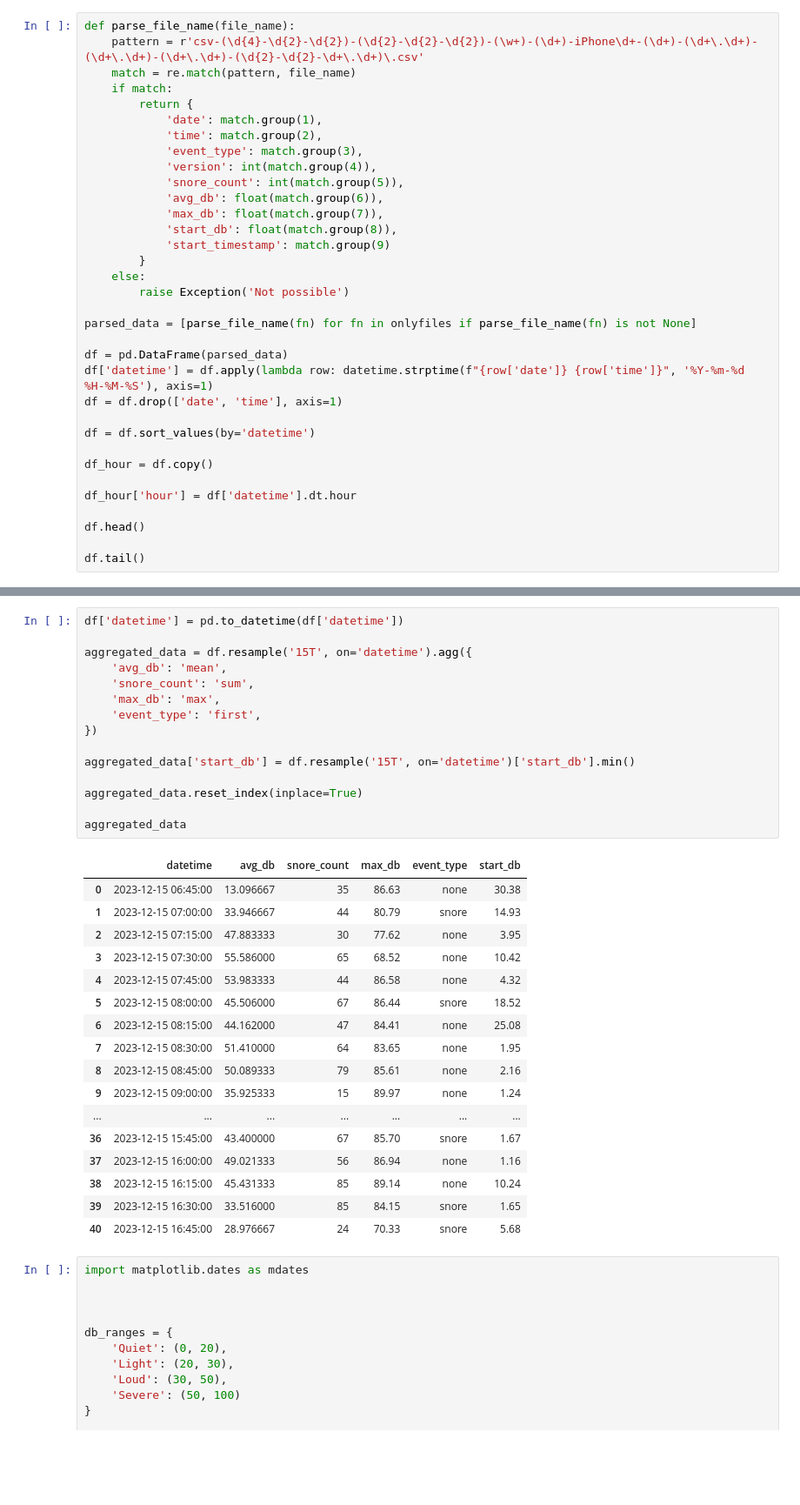
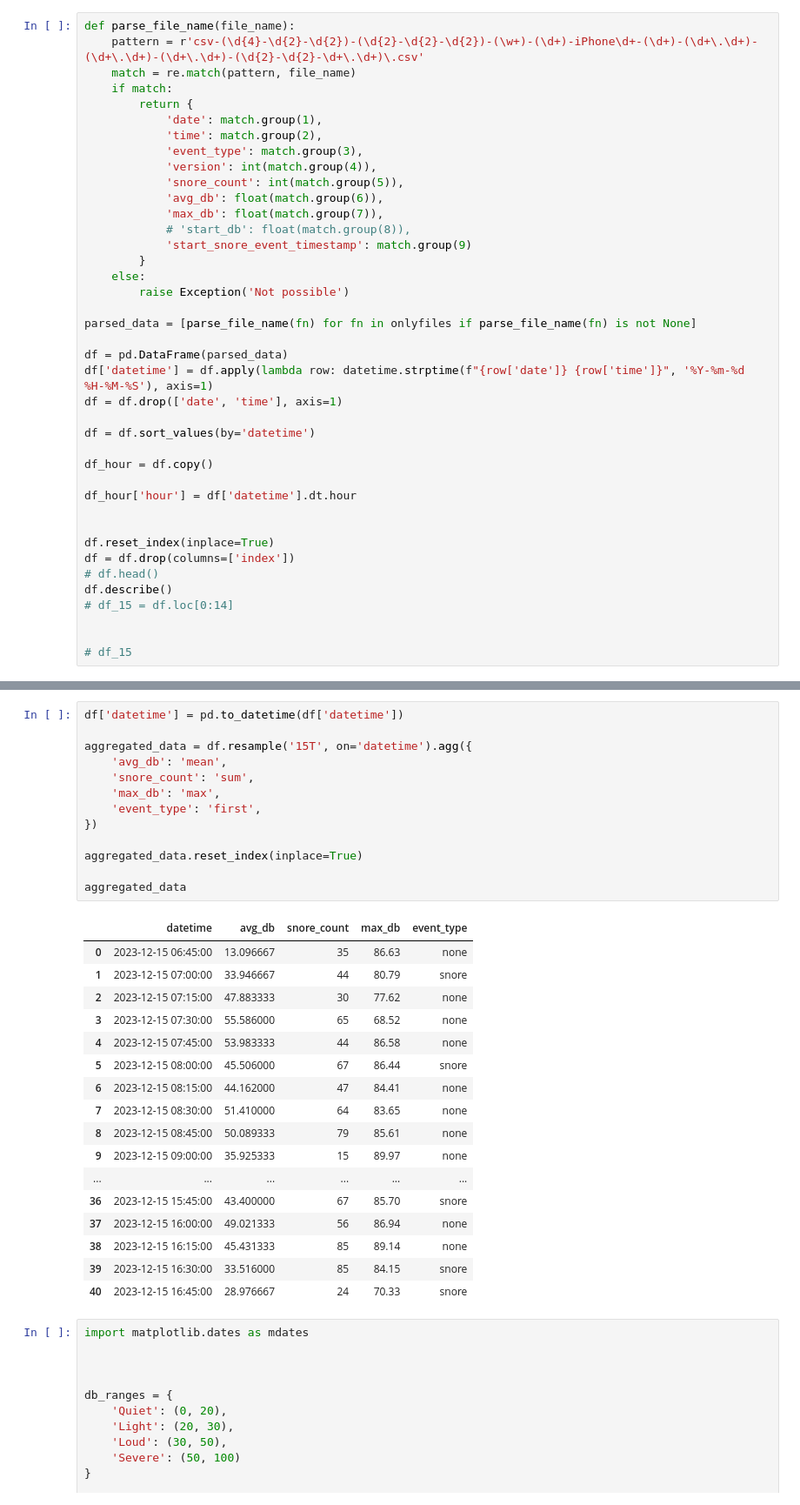
Before and after one commit to okanwyl/plot-test, a Jupyter notebook: pilot-test.ipynb, the cells around one changed output, grey strips where cells are left out. Shown: that part at 87% size. Saved outputs shown, nothing was run; the diff lists cells and outputs as text; blank space fills up the shorter version.

```diff
--- a/pilot-test.ipynb
+++ b/pilot-test.ipynb
@@ -39,8 +27,8 @@ def parse_file_name(file_name):
             'snore_count': int(match.group(5)),
             'avg_db': float(match.group(6)),
             'max_db': float(match.group(7)),
-            'start_db': float(match.group(8)),
-            'start_timestamp': match.group(9)
+            # 'start_db': float(match.group(8)),
+            'start_snore_event_timestamp': match.group(9)
         }
     else:
         raise Exception('Not possible')
@@ -57,7 +45,13 @@ df_hour = df.copy()
 
 df_hour['hour'] = df['datetime'].dt.hour
 
-df.head()
 
-df.tail()
+df.reset_index(inplace=True)
+df = df.drop(columns=['index'])
+# df.head()
+df.describe()
+# df_15 = df.loc[0:14]
+
+
+# df_15
 # %% [output]
@@ -70,36 +86,34 @@ df.tail()
 # %%
 df['datetime'] = pd.to_datetime(df['datetime'])
 
 aggregated_data = df.resample('15T', on='datetime').agg({
     'avg_db': 'mean',
     'snore_count': 'sum',
     'max_db': 'max',
     'event_type': 'first',
 })
 
-aggregated_data['start_db'] = df.resample('15T', on='datetime')['start_db'].min()
-
 aggregated_data.reset_index(inplace=True)
 
 aggregated_data
 # %% [output]
-|  | datetime | avg_db | snore_count | max_db | event_type | start_db |
-| 0 | 2023-12-15 06:45:00 | 13.096667 | 35 | 86.63 | none | 30.38 |
-| 1 | 2023-12-15 07:00:00 | 33.946667 | 44 | 80.79 | snore | 14.93 |
-| 2 | 2023-12-15 07:15:00 | 47.883333 | 30 | 77.62 | none | 3.95 |
-| 3 | 2023-12-15 07:30:00 | 55.586000 | 65 | 68.52 | none | 10.42 |
-| 4 | 2023-12-15 07:45:00 | 53.983333 | 44 | 86.58 | none | 4.32 |
-| 5 | 2023-12-15 08:00:00 | 45.506000 | 67 | 86.44 | snore | 18.52 |
-| 6 | 2023-12-15 08:15:00 | 44.162000 | 47 | 84.41 | none | 25.08 |
-| 7 | 2023-12-15 08:30:00 | 51.410000 | 64 | 83.65 | none | 1.95 |
-| 8 | 2023-12-15 08:45:00 | 50.089333 | 79 | 85.61 | none | 2.16 |
-| 9 | 2023-12-15 09:00:00 | 35.925333 | 15 | 89.97 | none | 1.24 |
-| ... | ... | ... | ... | ... | ... | ... |
-| 36 | 2023-12-15 15:45:00 | 43.400000 | 67 | 85.70 | snore | 1.67 |
-| 37 | 2023-12-15 16:00:00 | 49.021333 | 56 | 86.94 | none | 1.16 |
-| 38 | 2023-12-15 16:15:00 | 45.431333 | 85 | 89.14 | none | 10.24 |
-| 39 | 2023-12-15 16:30:00 | 33.516000 | 85 | 84.15 | snore | 1.65 |
-| 40 | 2023-12-15 16:45:00 | 28.976667 | 24 | 70.33 | snore | 5.68 |
+|  | datetime | avg_db | snore_count | max_db | event_type |
+| 0 | 2023-12-15 06:45:00 | 13.096667 | 35 | 86.63 | none |
+| 1 | 2023-12-15 07:00:00 | 33.946667 | 44 | 80.79 | snore |
+| 2 | 2023-12-15 07:15:00 | 47.883333 | 30 | 77.62 | none |
+| 3 | 2023-12-15 07:30:00 | 55.586000 | 65 | 68.52 | none |
+| 4 | 2023-12-15 07:45:00 | 53.983333 | 44 | 86.58 | none |
+| 5 | 2023-12-15 08:00:00 | 45.506000 | 67 | 86.44 | snore |
+| 6 | 2023-12-15 08:15:00 | 44.162000 | 47 | 84.41 | none |
+| 7 | 2023-12-15 08:30:00 | 51.410000 | 64 | 83.65 | none |
+| 8 | 2023-12-15 08:45:00 | 50.089333 | 79 | 85.61 | none |
+| 9 | 2023-12-15 09:00:00 | 35.925333 | 15 | 89.97 | none |
+| ... | ... | ... | ... | ... | ... |
+| 36 | 2023-12-15 15:45:00 | 43.400000 | 67 | 85.70 | snore |
+| 37 | 2023-12-15 16:00:00 | 49.021333 | 56 | 86.94 | none |
+| 38 | 2023-12-15 16:15:00 | 45.431333 | 85 | 89.14 | none |
+| 39 | 2023-12-15 16:30:00 | 33.516000 | 85 | 84.15 | snore |
+| 40 | 2023-12-15 16:45:00 | 28.976667 | 24 | 70.33 | snore |
 # %%
 import matplotlib.dates as mdates
 
```
Also changed, not shown: parts of 4 cells of this notebook, 2 other files.
